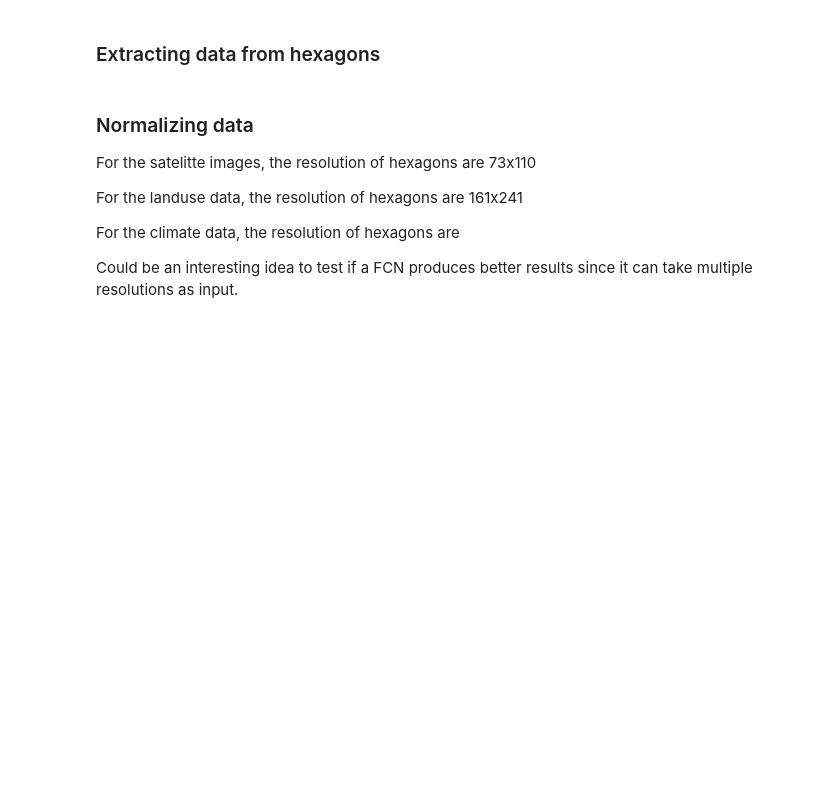
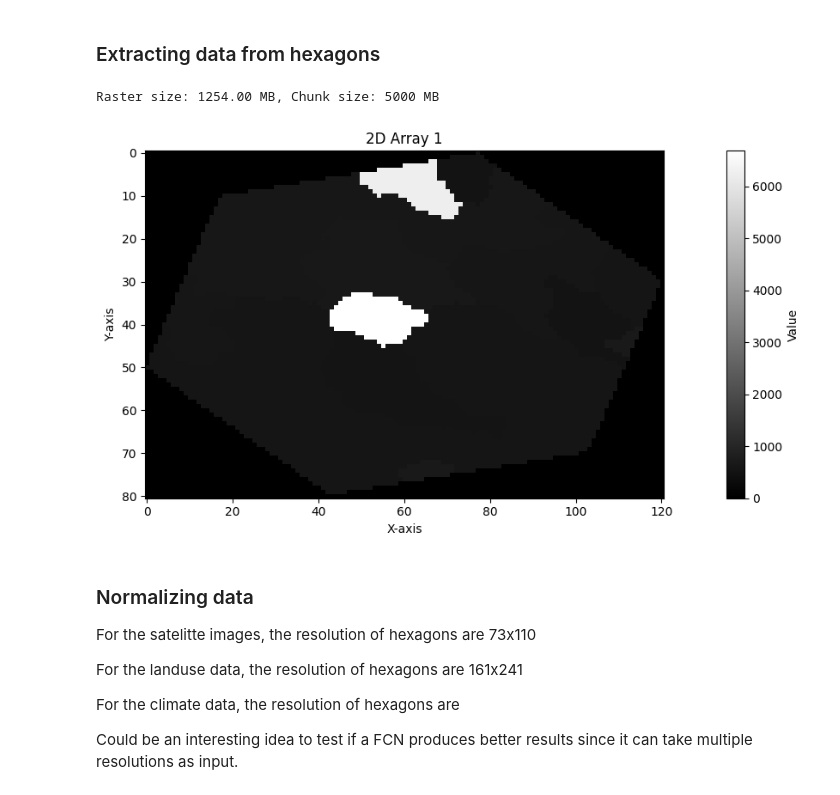
Before and after one commit to alexisbrouillette/species-dist, a Jupyter notebook: notebooks/POE.ipynb, the cells around one changed output. Saved outputs shown, nothing was run; the diff lists cells and outputs as text; code cells hidden in the pictures; blank space fills up the shorter version.

```diff
--- a/notebooks/POE.ipynb
+++ b/notebooks/POE.ipynb
@@ -1391,3 +1721,20 @@ weighted avg       0.77      0.78      0.78       924
+# %%
+# Example usage:
+h3_cells = processed_species['h3_index'].values
+expanded_cells = [expand_hexagon(h3_cell, 50) for h3_cell in h3_cells]
+results = extract_raster_values_for_multiple_h3_chunked(
+    geometries=expanded_cells,
+    raster_path="../data/data_layers/landuse/utilisation_territoire_2020_clipped.tif",
+    #raster_path="../data/data_layers/satelitte_data/quebec_mosaic/mosaic_RGB.tif",
+    chunk_size_mb=5000  # Adjust based on your memory constraints
+)
+# %% [output]
+Raster size: 1254.00 MB, Chunk size: 5000 MB
+# %%
+output, bounds = results[3]
+visualize_2d_array([output[0]])
+# %% [output]
+[figure, added]
 # %%
 import rasterio
 def extract_raster_values_for_multiple_h3(geometries, raster_path):
```
Also changed, not shown: parts of 109 cells of this notebook.
